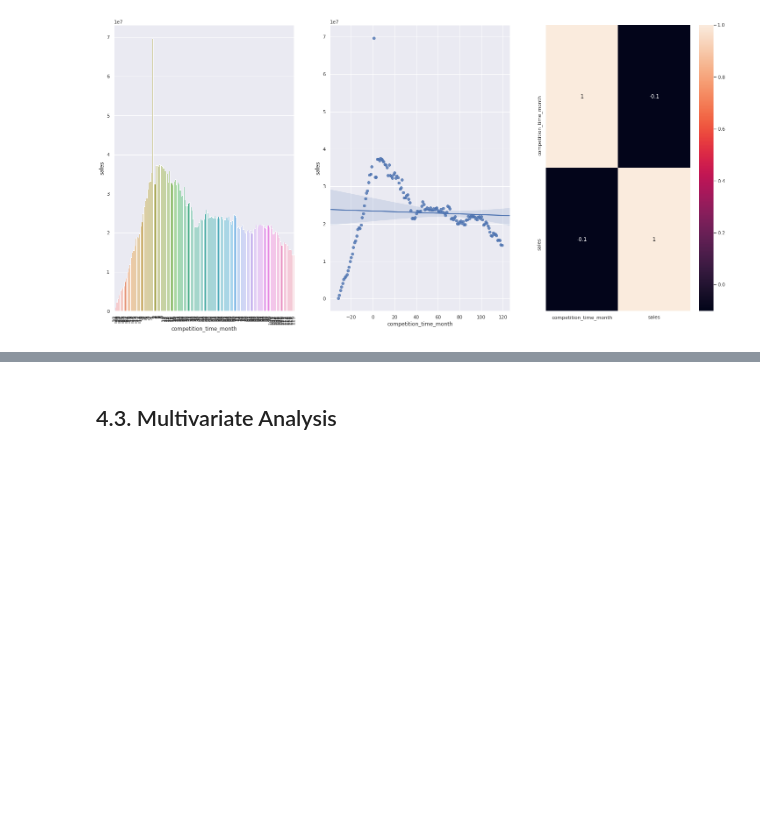
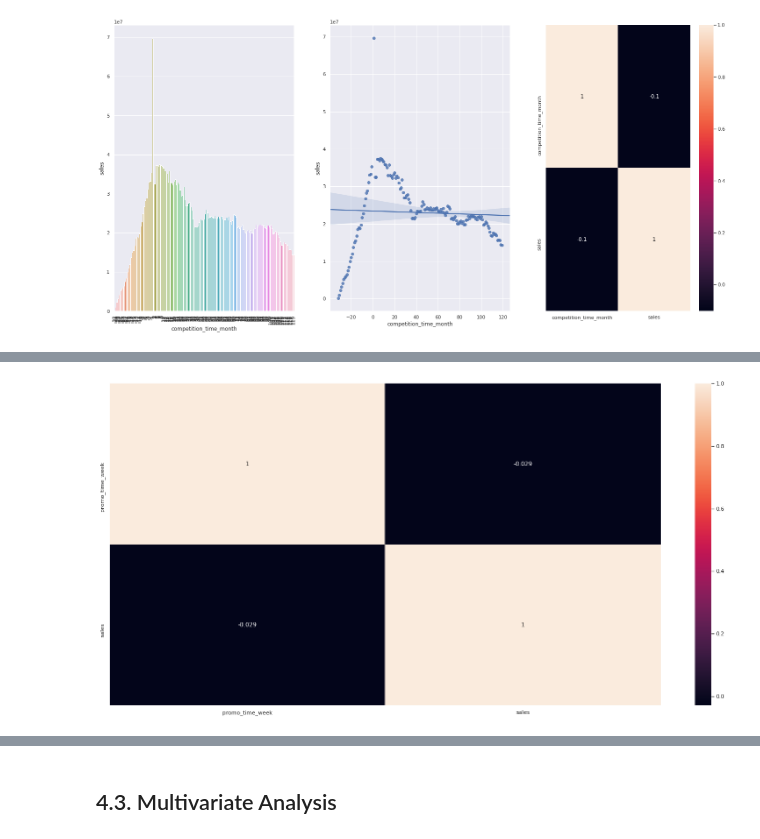
Before and after one commit to moraes-ederson/DataScienceEmProducao, a Jupyter notebook: m04_v01_store_sales_prediction.ipynb, the cells around one changed output, grey strips where cells are left out. Cells and saved outputs as stored; diff of their text form; code cells hidden in the pictures; blank space fills up the shorter version.

```diff
--- a/m04_v01_store_sales_prediction.ipynb
+++ b/m04_v01_store_sales_prediction.ipynb
@@ -734,0 +771,5 @@ sns.heatmap(aux1.corr(method='pearson'), annot=True);
+# %%
+# verificando a força da correlação
+sns.heatmap(aux1.corr(method='pearson'), annot=True);
+# %% [output]
+[figure, added]
```
Also changed, not shown: parts of 16 cells of this notebook.
